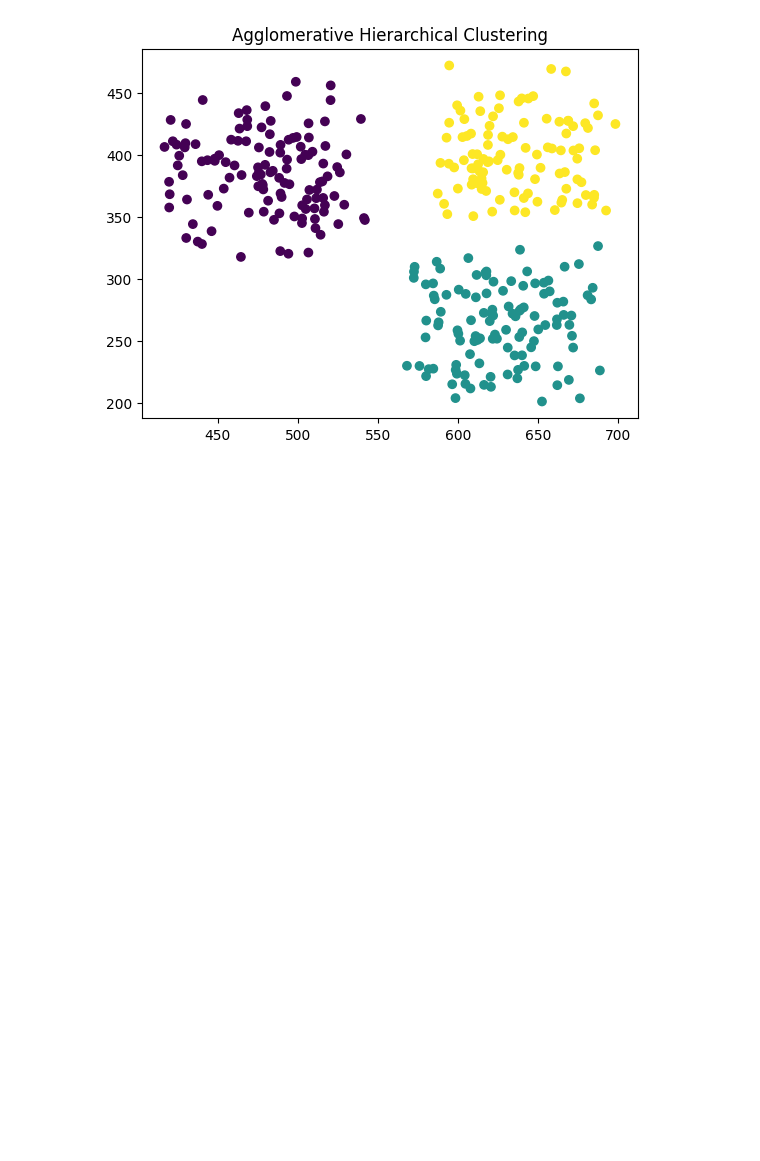
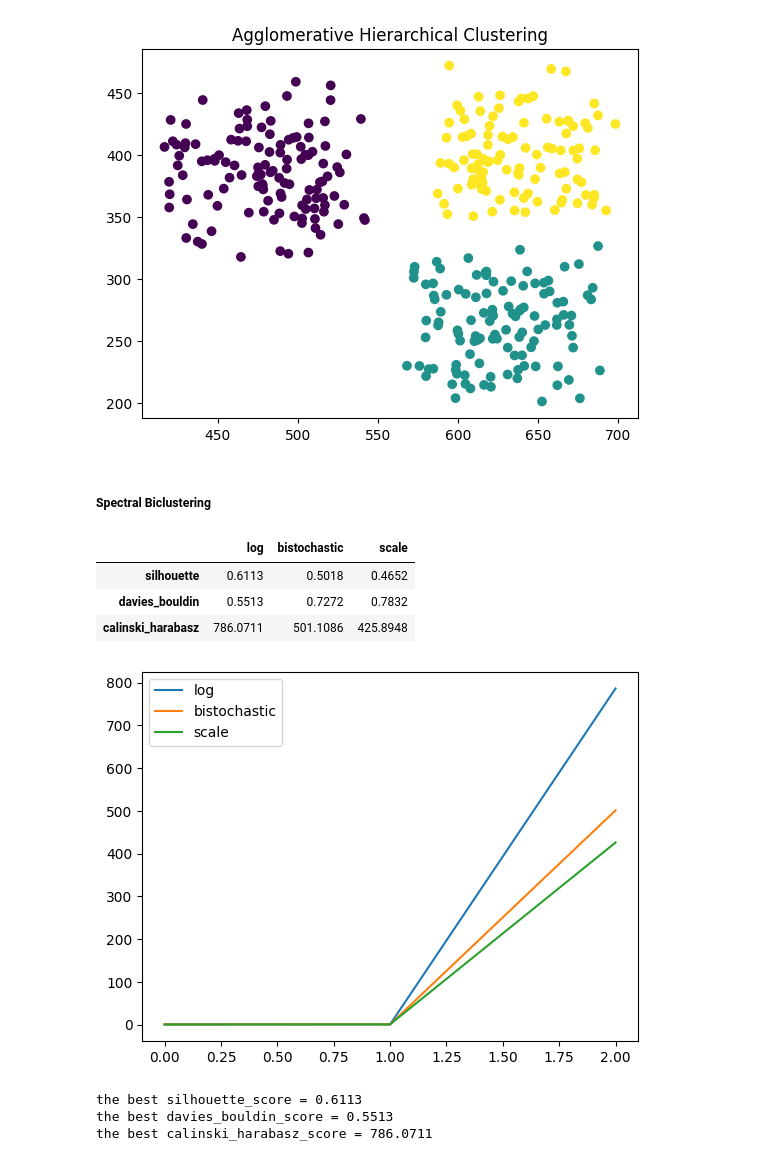
Before and after one commit to AIdjis/Clustering, a Jupyter notebook: notebooks/Spectral_Clustering.ipynb, the cells around one changed output. Cells and saved outputs as stored; diff of their text form; code cells hidden in the pictures; blank space fills up the shorter version.

Commit message:
✨ Add the spectral biclustering algorithm and evaluate it using different matrices

```diff
--- a/notebooks/Spectral_Clustering.ipynb
+++ b/notebooks/Spectral_Clustering.ipynb
@@ -76,3 +76,47 @@ plt.title('Agglomerative Hierarchical Clustering')
 plt.show()
 # %% [output]
 [figure]
+# %% [markdown]
+##### Spectral Biclustering
+# %%
+# initialize and fit the spectral biclustering model in this example we will use different methods and try to find the best one
+# this algorithm used n_clusters as tuple
+def best_method(methods:tuple)->dict:
+    result = {}
+    for method in methods:
+        spectral_bicluster = SpectralBiclustering(n_clusters=(3,2),method=method,random_state=0)
+        spectral_bicluster.fit(data)
+        silhouette = round(silhouette_score(data, spectral_bicluster.row_labels_),4)
+        davies_bouldin = round(davies_bouldin_score(data, spectral_bicluster.row_labels_),4)
+        calinski_harabasz = round(calinski_harabasz_score(data, spectral_bicluster.row_labels_),4)
+        result[method]=[silhouette,davies_bouldin,calinski_harabasz]
+    return result
+# %%
+results=best_method(('log',"bistochastic","scale"))
+# %%
+# convert dictionary to dataframe
+pd.DataFrame(results,index=["silhouette","davies_bouldin","calinski_harabasz"])
+# %% [output]
+|  | log | bistochastic | scale |
+| silhouette | 0.6113 | 0.5018 | 0.4652 |
+| davies_bouldin | 0.5513 | 0.7272 | 0.7832 |
+| calinski_harabasz | 786.0711 | 501.1086 | 425.8948 |
+# %%
+plt.plot(results['log'],label='log')
+plt.plot(results['bistochastic'],label='bistochastic')
+plt.plot(results['scale'],label='scale')
+plt.legend()
+plt.show()
+# %% [output]
+[figure, added]
+# %%
+# the best method is 'log'
+spectral_bicluster = SpectralBiclustering(n_clusters=(3,2),method="log",random_state=0)
+spectral_bicluster.fit(data)
+print("the best silhouette_score =", round(silhouette_score(data, spectral_bicluster.row_labels_),4))
+print("the best davies_bouldin_score =", round(davies_bouldin_score(data, spectral_bicluster.row_labels_),4))
+print("the best calinski_harabasz_score =", round(calinski_harabasz_score(data, spectral_bicluster.row_labels_),4))
+# %% [output]
+the best silhouette_score = 0.6113
+the best davies_bouldin_score = 0.5513
+the best calinski_harabasz_score = 786.0711
```
Also changed, not shown: parts of 3 cells of this notebook.
